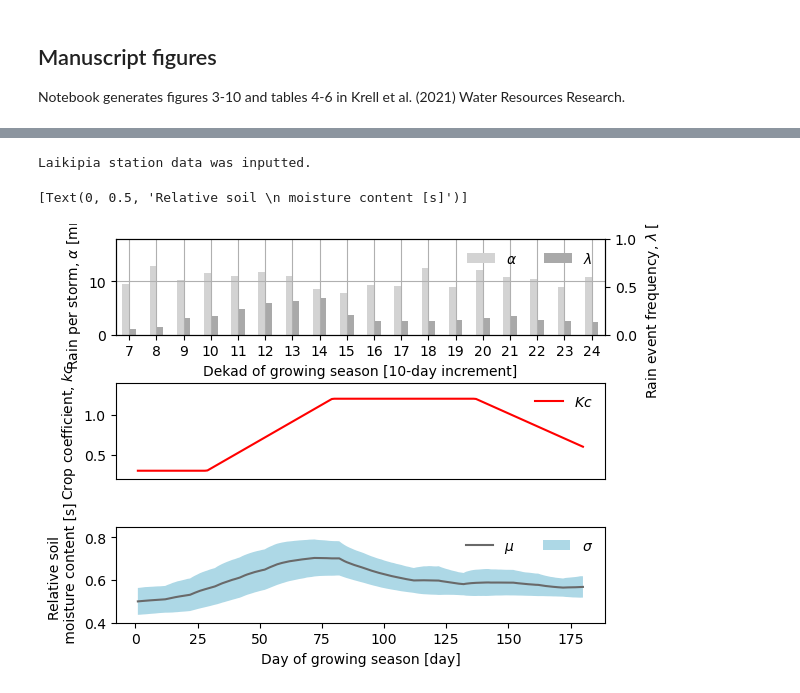
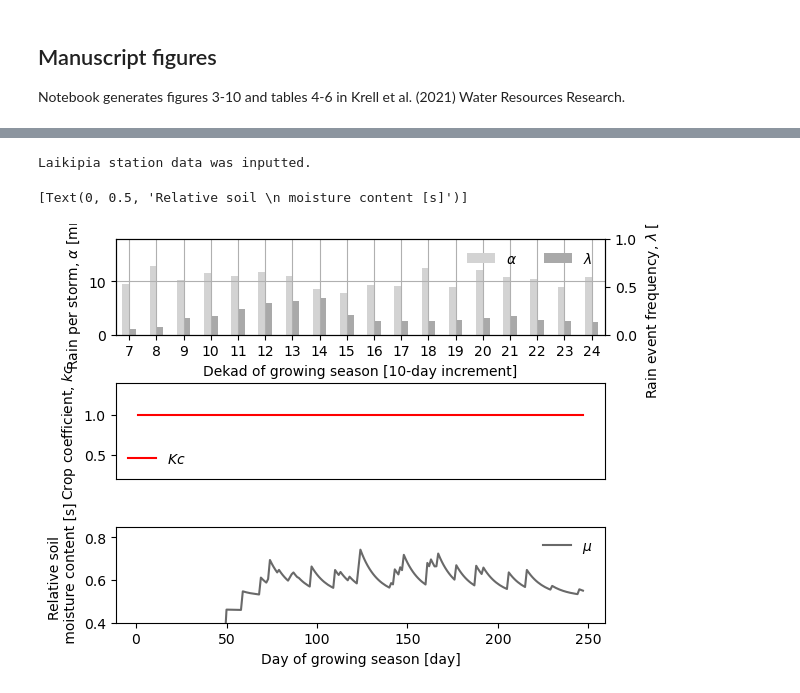
Before and after one commit to RY4GIT/maize-Toff, a Jupyter notebook: notebooks/tau_playground.ipynb, the cells around one changed output, grey strips where cells are left out. Saved outputs shown, nothing was run; the diff lists cells and outputs as text; code cells hidden in the pictures.

```diff
--- a/notebooks/tau_playground.ipynb
+++ b/notebooks/tau_playground.ipynb
@@ -47,6 +47,7 @@ interval='dekad'
 data_file="../data/CETRAD/CETRAD_rainfall.csv"
 texture='clay loam'
 
+#TODO: create input rainfall using generate
 a_mid, l_mid, sd = make_climate_parameters(data_file = data_file, station=station, interval=interval)
 
 # Make a dataframe with these alphas and lambdas
@@ -67,10 +68,11 @@ climate = Climate(
 
 soil = Soil(texture)
 # crop0 = Crop()
-crop = StaticCrop(soil=soil, const_kc=0.7)
+crop = StaticCrop(soil=soil, const_kc=1)
 soil.set_nZr(crop)
 model = CropModel(crop=crop,soil=soil,climate=climate)
 
+#TODO: Add warm-up period
 model.run()
 
 # Set saturation variable
@@ -118,0 +103,3 @@ avg_s = [df[pd_sim:end]['s'].mean() for df in output]
+# %%
+output = model.output()
+output.head()
@@ -162,42 +156,43 @@ ax1_ = ax1.twinx()
 for r in ax1.patches[len(dekads):]:
     r.set_transform(ax1_.transData)
 
 ax1.set_ylabel(r'Rain per storm, $\alpha$ [mm]')
 ax1_.set_ylabel('Rain event frequency, $\lambda$ [day$^{-1}$]')
 ax1.legend([r'$\alpha$', r'$\lambda$'], ncol=2, frameon=False)
 ax1.set_xlabel('Dekad of growing season [10-day increment]')
 ax1_.set_xlabel([''])
 
 ax1.grid(which='major',axis='both')
-_kc = output[1]['kc']
+_kc = output['kc']
 
 ax2.plot(_kc, 'r-')
 ax2.set(ylabel='Crop coefficient, $\mathit{kc}$')
 ax2.set_ylim(0.2, 1.4)
 ax2.legend(['$\mathit{Kc}$'],frameon=False)
 ax2.xaxis.set_visible(False)
 
 # Plot c) Saturation
-output_s = pd.concat([d for d in output], axis=1)
-avg_df_180 = output_s['s'].dropna()
-avg_df_180["mean"] = avg_df_180.mean(axis=1)
-avg_df_180["var"] = avg_df_180.std(axis=1)
+# output_s = pd.concat([d for d in output], axis=1)
+# avg_df_180 = output_s['s'].dropna()
+avg_df_180 = output['s'].dropna()
+# avg_df_180["mean"] = avg_df_180
+# avg_df_180["var"] = avg_df_180.std(axis=1)
 
 avg_df_180.index = avg_df_180.index+1 # make doy cooperate better
 
 # Convert to vwc
-ax3.plot(avg_df_180['mean'], 'dimgray')
+ax3.plot(avg_df_180, 'dimgray')
 ax3.set_ylim(0.4, 0.85)
 
-x = np.arange(1, 181, 1)
-ax3.fill_between(x, avg_df_180['var']+avg_df_180['mean'], avg_df_180['mean']-avg_df_180['var'],facecolor='lightblue')
+# x = np.arange(1, 181, 1)
+# ax3.fill_between(x, avg_df_180['var']+avg_df_180['mean'], avg_df_180['mean']-avg_df_180['var'],facecolor='lightblue')
 ax3.set(xlabel='Day of growing season [day]')
 ax3.legend(['$\mu$','$\sigma$'], ncol=2, frameon=False)
 ax3.set(ylabel='Relative soil \n moisture content [s]')
 # %% [output]
 Laikipia station data was inputted.
 [Text(0, 0.5, 'Relative soil \n moisture content [s]')]
-[figure, old version]
+[figure, new version]
 # %%
 ## Fig. 6: Time series of rainfall, s, and stress
 
```
Also changed, not shown: parts of 11 cells of this notebook, 4 other files.
